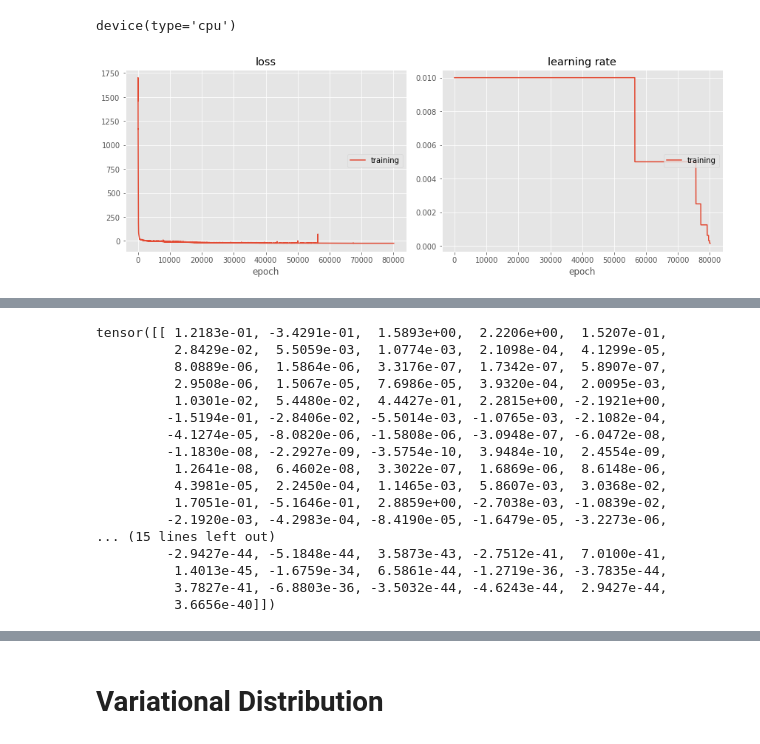
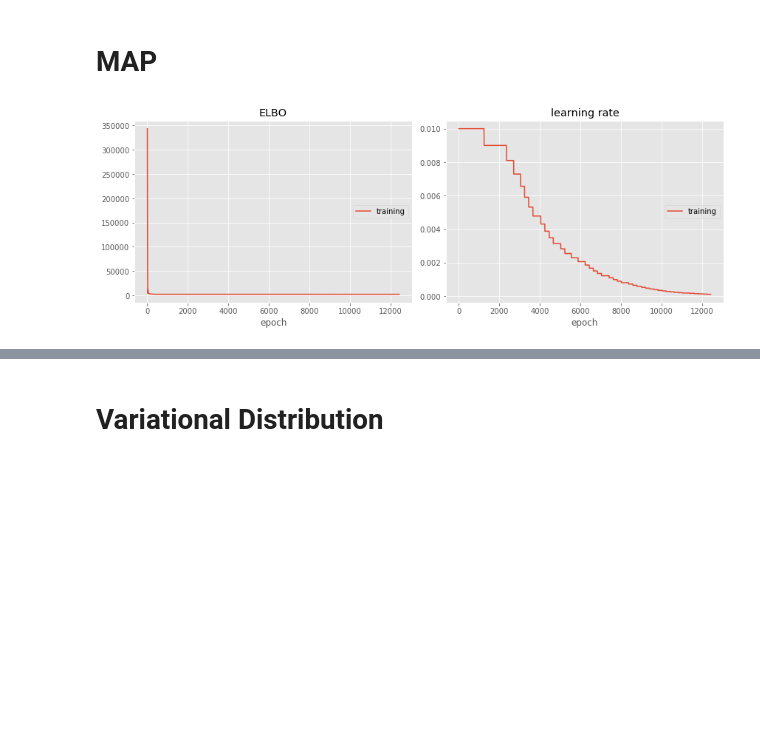
Before and after one commit to cortax/BayesianNN, a Jupyter notebook: dev_variational_expansion_boosting.ipynb, the cells around one changed output, grey strips where cells are left out. Saved outputs shown, nothing was run; the diff lists cells and outputs as text; code cells hidden in the pictures; blank space fills up the shorter version.

```diff
--- a/dev_variational_expansion_boosting.ipynb
+++ b/dev_variational_expansion_boosting.ipynb
@@ -13,9 +13,7 @@ from Inference.VariationalBoosting import MeanFieldVariationalMixtureDistributio
 from Tools.NNtools import *
 # %%
 device = torch.device('cuda:0' if torch.cuda.is_available() else 'cpu')
-device
+device = 'cpu'
-# %% [output]
-device(type='cpu')
 # %%
 # load data and make it in proper shape
 data = torch.load('Data/foong_data.pt')
@@ -73,0 +118,2 @@ scheduler = torch.optim.lr_scheduler.ReduceLROnPlateau(optimizer, patience=200,
+# %%
+unbounded_prop_new = torch.tensor(0.0, device=device).requires_grad_(False)
@@ -74,27 +166,47 @@ scheduler = torch.optim.lr_scheduler.ReduceLROnPlateau(optimizer, patience=200,
+# %% [markdown]
+# MAP
+# %%
+q = MeanFieldVariationalDistribution(param_count, sigma=0.0000001, device=device)
+std = torch.distributions.Gamma(torch.tensor([1.0]), torch.tensor([1.0])).sample()[0].float()
+q.mu = nn.Parameter( torch.empty([1,param_count],device=device).normal_(std=std), requires_grad=True)
+
+q.rho.requires_grad = False
+q.mu.requires_grad = True
+
+n_samples_ELBO =10
+
+optimizer = torch.optim.Adam(q.parameters(), lr=0.01)
+scheduler = torch.optim.lr_scheduler.ReduceLROnPlateau(optimizer, patience=200, factor=0.9)
 # %%
 %matplotlib inline
 liveloss = PlotLosses()
-for t in range(1000000):
+for t in range(100000):
     logs = {}
     optimizer.zero_grad()
 
-    L = -torch.mean(logposterior(theta, model, x_data, y_data, sigma_noise=0.1))
+    Ln = []
+    for j in range(n_samples_ELBO):
+        z = q.sample(1)
+        LQ = q.log_prob(z)
+        LP = logposterior(z, model, x_data, y_data, sigma_noise=0.1)
+        Ln.append(LQ - LP)
+
+    L = torch.stack(Ln).mean()
     L.backward()
 
     learning_rate = optimizer.param_groups[0]['lr']
 
-    logs['loss'] = L.detach().clone().cpu().numpy()
+    scheduler.step(L.detach().clone().cpu().numpy())
+    logs['ELBO'] = L.detach().clone().cpu().numpy()
     logs['learning rate'] = learning_rate
     liveloss.update(logs)
 
-    if t % 100 == 0:
+    if t % 10 == 0:
         liveloss.draw()
 
-    scheduler.step(L.detach().clone().cpu().numpy())
     optimizer.step()
 
     if learning_rate < 0.0001:
         break
-theta.detach().clone()
 # %% [output]
-[figure, old version]
+[figure, new version]
@@ -103,20 +215,3 @@ training   (min:  -24.346, max: 2169.963, cur:  -24.346)
 
 learning rate:
 training   (min:    0.000, max:    0.010, cur:    0.000)
-tensor([[ 1.2183e-01, -3.4291e-01,  1.5893e+00,  2.2206e+00,  1.5207e-01,
-          2.8429e-02,  5.5059e-03,  1.0774e-03,  2.1098e-04,  4.1299e-05,
-          8.0889e-06,  1.5864e-06,  3.3176e-07,  1.7342e-07,  5.8907e-07,
-          2.9508e-06,  1.5067e-05,  7.6986e-05,  3.9320e-04,  2.0095e-03,
-          1.0301e-02,  5.4480e-02,  4.4427e-01,  2.2815e+00, -2.1921e+00,
-         -1.5194e-01, -2.8406e-02, -5.5014e-03, -1.0765e-03, -2.1082e-04,
-         -4.1274e-05, -8.0820e-06, -1.5808e-06, -3.0948e-07, -6.0472e-08,
-         -1.1830e-08, -2.2927e-09, -3.5754e-10,  3.9484e-10,  2.4554e-09,
-          1.2641e-08,  6.4602e-08,  3.3022e-07,  1.6869e-06,  8.6148e-06,
-          4.3981e-05,  2.2450e-04,  1.1465e-03,  5.8607e-03,  3.0368e-02,
-          1.7051e-01, -5.1646e-01,  2.8859e+00, -2.7038e-03, -1.0839e-02,
-         -2.1920e-03, -4.2983e-04, -8.4190e-05, -1.6479e-05, -3.2273e-06,
-... (15 lines left out)
-         -2.9427e-44, -5.1848e-44,  3.5873e-43, -2.7512e-41,  7.0100e-41,
-          1.4013e-45, -1.6759e-34,  6.5861e-44, -1.2719e-36, -3.7835e-44,
-          3.7827e-41, -6.8803e-36, -3.5032e-44, -4.6243e-44,  2.9427e-44,
-          3.6656e-40]])
```
Also changed, not shown: parts of 12 cells of this notebook, 2 other files.
